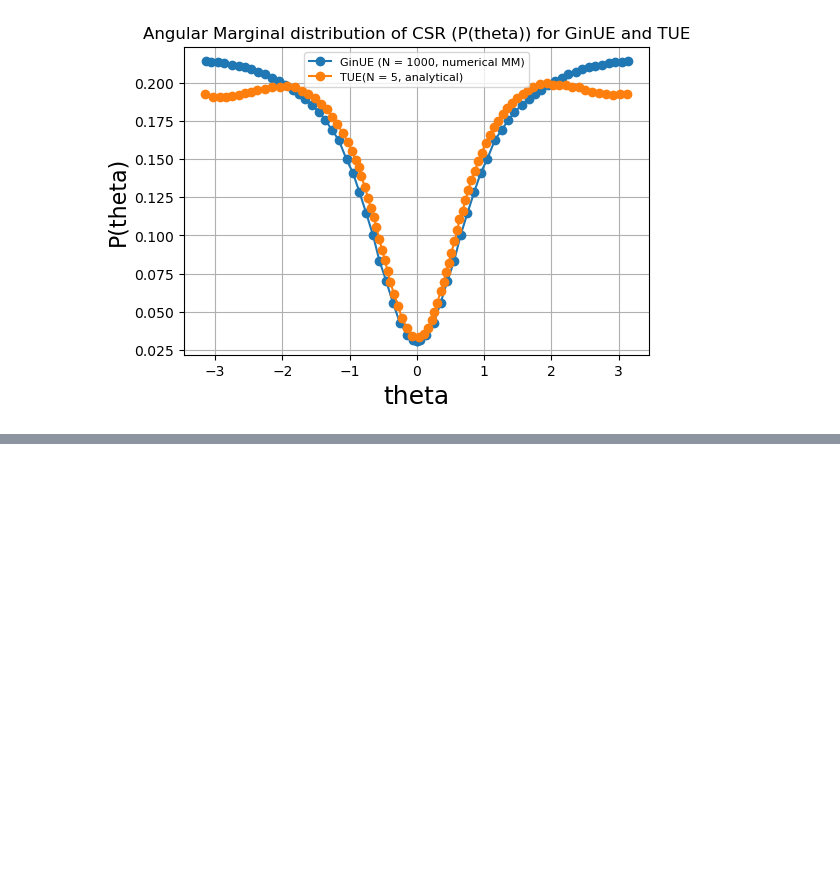
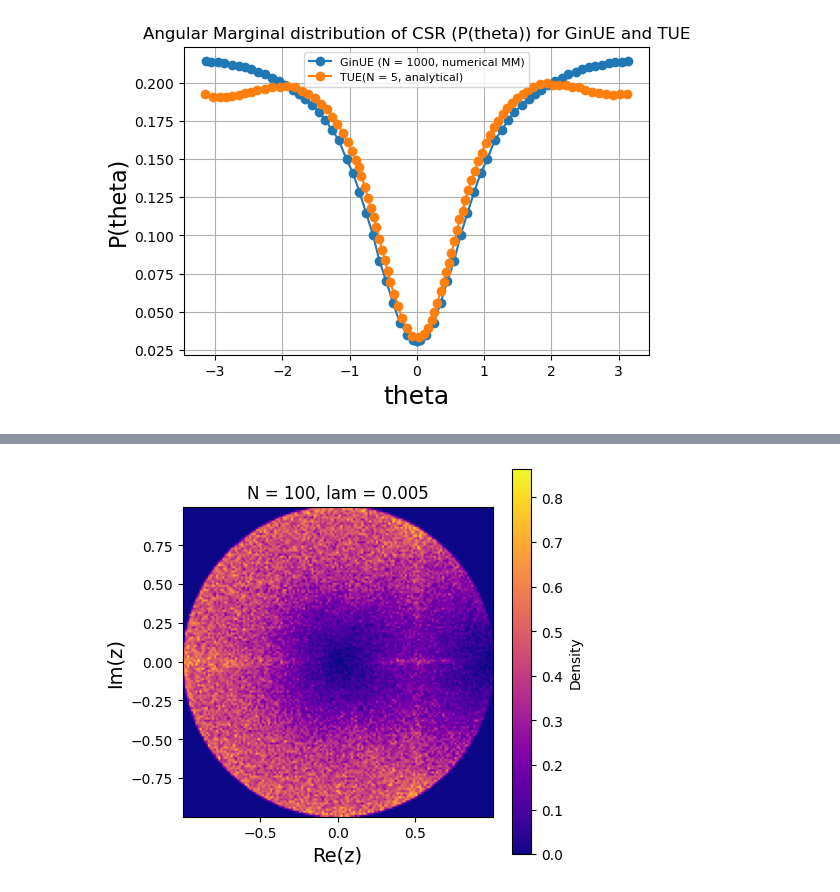
Before and after one commit to sayana25/RMT-codes, a Jupyter notebook: CSR-checkpoint.ipynb, the cells around one changed output, grey strips where cells are left out. Saved outputs shown, nothing was run; the diff lists cells and outputs as text; code cells hidden in the pictures; blank space fills up the shorter version.

```diff
--- a/CSR-checkpoint.ipynb
+++ b/CSR-checkpoint.ipynb
@@ -279,0 +365,20 @@ plt.show()
+# %%
+# Example data, replace this with your data
+x = np.real(e2)
+y = np.imag(e2)
+
+# Calculate 2D histogram
+heatmap, xedges, yedges = np.histogram2d(x, y, bins=150, density=True)
+extent = [xedges[0], xedges[-1], yedges[0], yedges[-1]]
+plt.figure(figsize=(5, 5))
+
+# Plot smooth density histogram
+plt.imshow(heatmap.T, extent=extent, origin='lower', cmap='plasma')
+plt.colorbar(label='Density')
+plt.xlabel('Re(z)',fontsize = 14)
+plt.ylabel('Im(z)',fontsize = 14)
+plt.title('N = 100, lam = 0.005')
+plt.savefig('C:\\Users\\msaha\\Downloads\\data and code for NH-GinOE-GinUE-cluster\\cross-CSR-lam0005-N100ens3000.pdf', format='pdf', dpi=600)
+plt.show()
+# %% [output]
+[figure, added]
```
Also changed, not shown: parts of 20 cells of this notebook.
